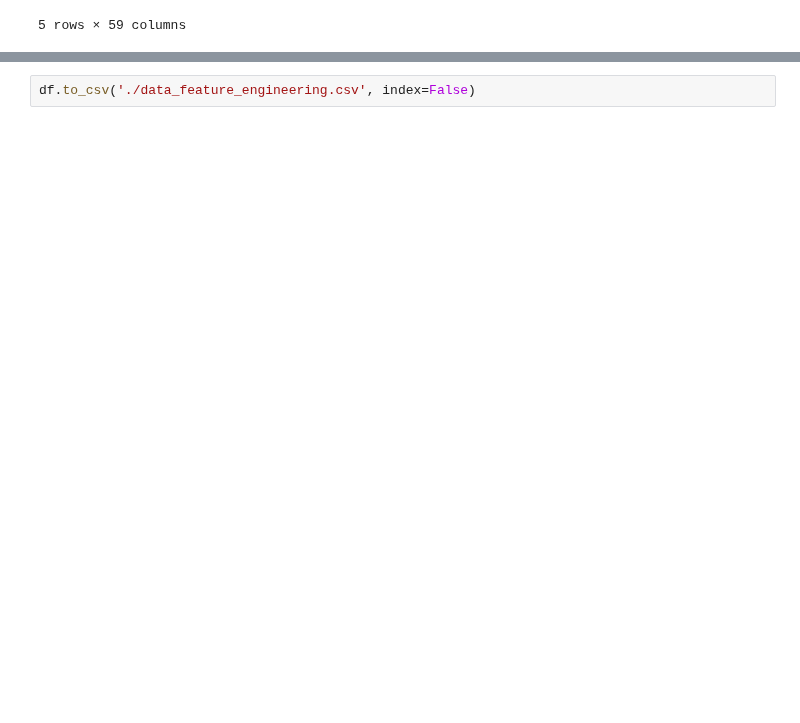
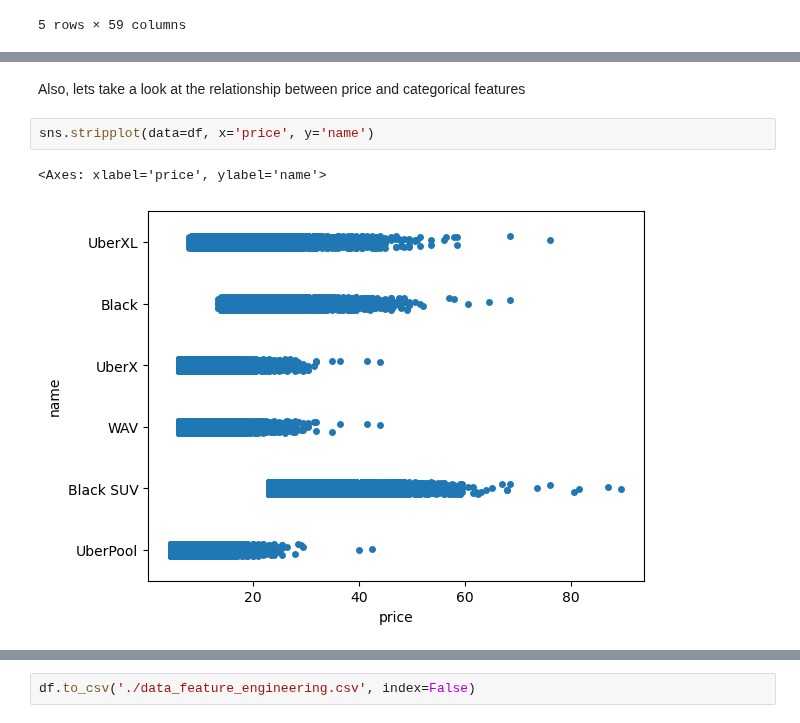
Before and after one commit to achchala/rideshare-predictive-pricing, a Jupyter notebook: notebooks/data_feature_engineering.ipynb, the cells around one changed output, grey strips where cells are left out. Saved outputs shown, nothing was run; the diff lists cells and outputs as text; blank space fills up the shorter version.

```diff
--- a/notebooks/data_feature_engineering.ipynb
+++ b/notebooks/data_feature_engineering.ipynb
@@ -450,0 +58,7 @@ price_corr.plot.bar()
+# %% [markdown]
+Also, lets take a look at the relationship between price and categorical features
+# %%
+sns.stripplot(data=df, x='price', y='name')
+# %% [output]
+<Axes: xlabel='price', ylabel='name'>
+[figure, added]
```
Also changed, not shown: parts of 128 cells of this notebook.
